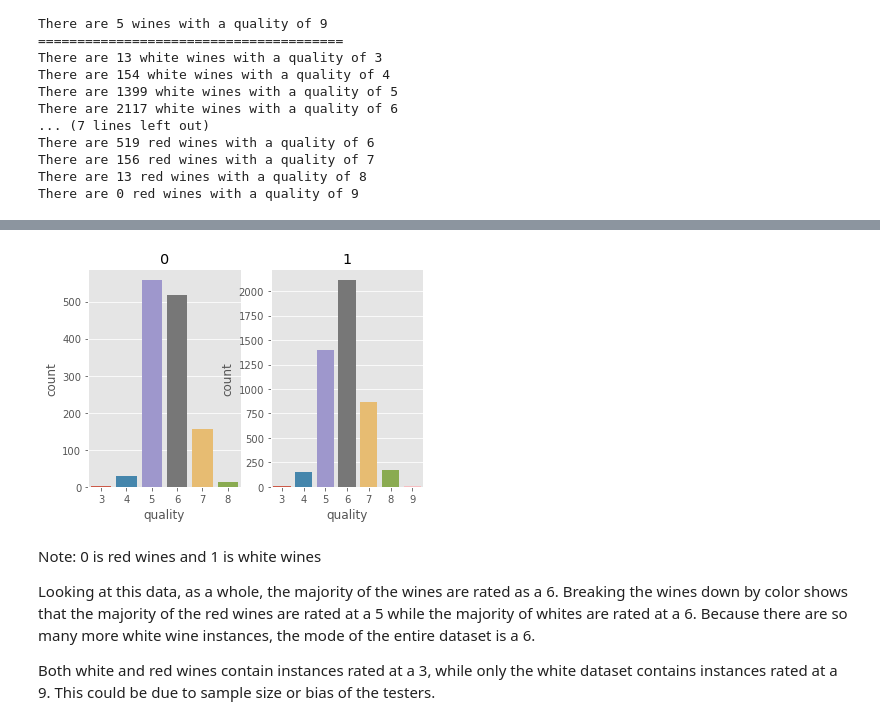
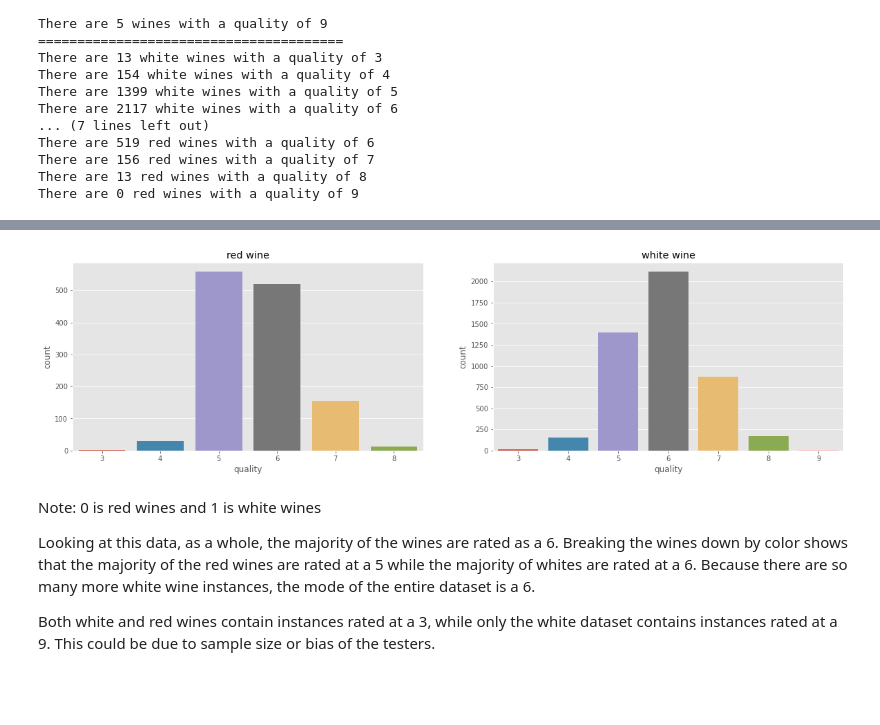
Before and after one commit to harrisonnoble/ml-projects, a Jupyter notebook: Lab 1/Lab 1.ipynb, the cells around one changed output, grey strips where cells are left out. Drawn from its saved outputs; the diff is of its cells as text; code cells hidden in the pictures; blank space fills up the shorter version.

```diff
--- a/Lab 1/Lab 1.ipynb
+++ b/Lab 1/Lab 1.ipynb
@@ -290,17 +290,18 @@ sns.countplot(x='quality', data=df_full)
 [figure]
 # %%
-fig, ax = plt.subplots(1, 2)
+plt.subplots(figsize=(20, 5))
 
 color_grp = df_full.groupby(by='color')
 
-count = 0
+count = 1
 for clr, grp in color_grp:
-    sns.countplot(x='quality', data=grp, ax=ax[count]).set_title(clr)
+    plt.subplot(1,2,count)
+    sns.countplot(x='quality', data=grp).set_title('white wine' if clr else 'red wine')
     count += 1
 
-fig.show()
+plt.show()
 # %% [output]
-[figure, old version]
+[figure, new version]
 # %% [markdown]
 Note: 0 is red wines and 1 is white wines
 
```
Also changed, not shown: parts of 19 cells of this notebook.
